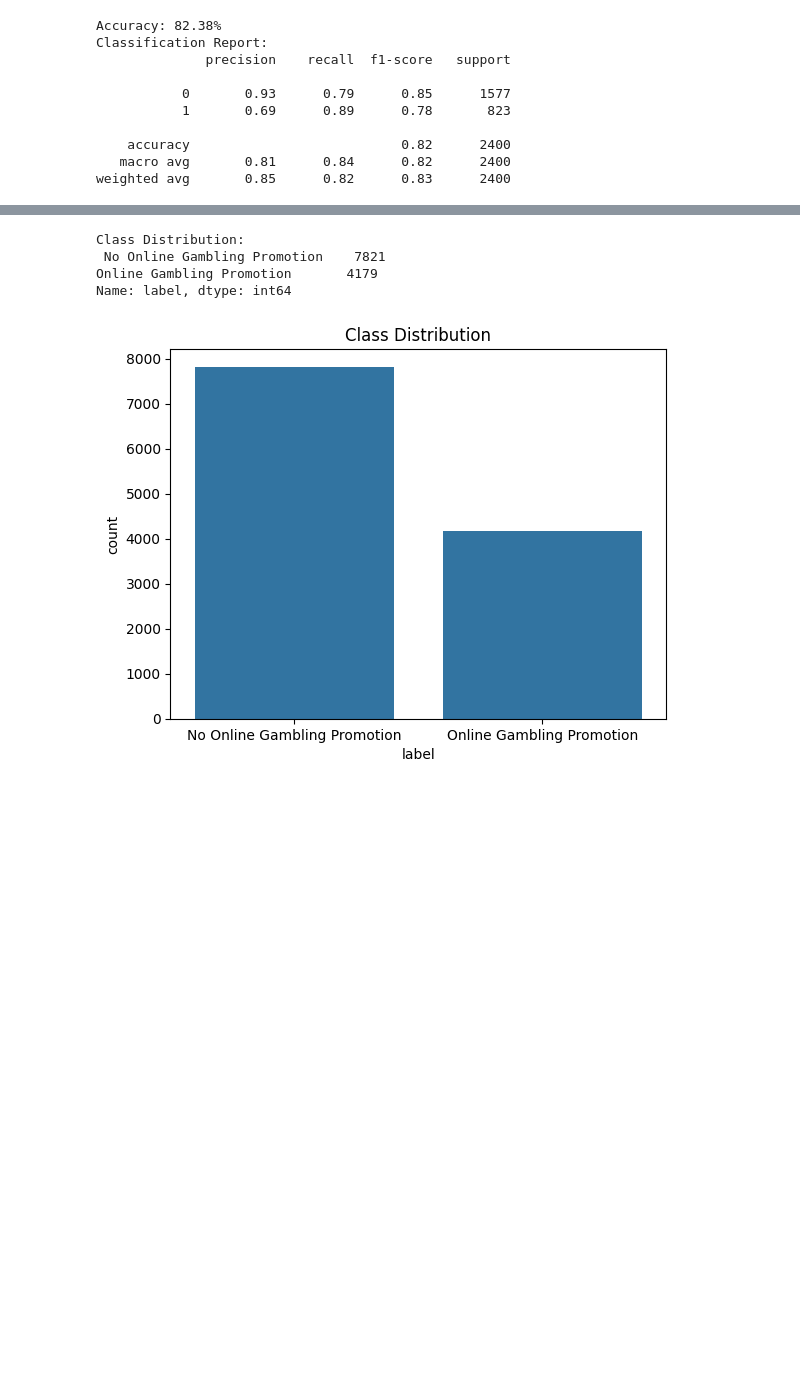
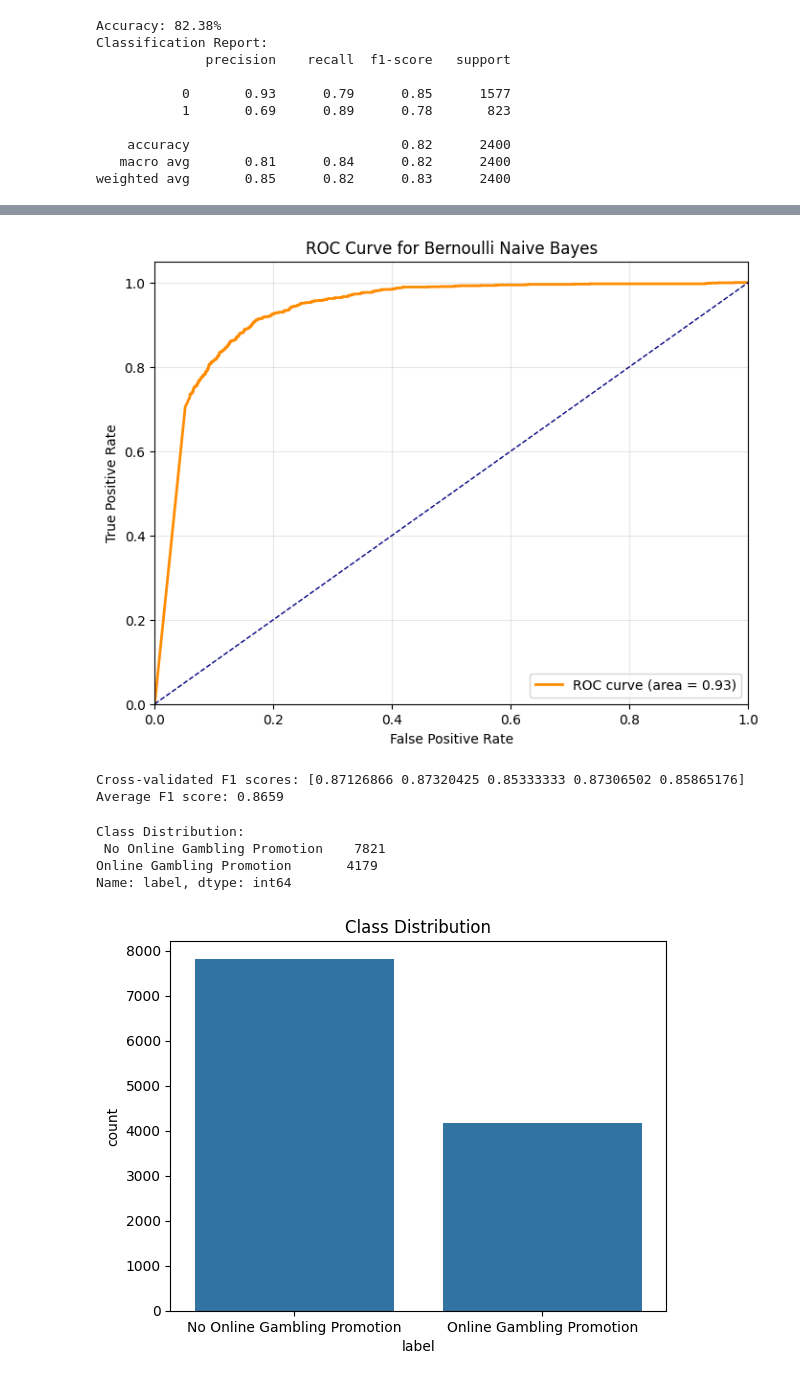
Before and after one commit to OhMyBreee/OnlineGamblingPromotionDetector, a Jupyter notebook: sample10.ipynb, the cells around one changed output, grey strips where cells are left out. Saved outputs shown, nothing was run; the diff lists cells and outputs as text; code cells hidden in the pictures; blank space fills up the shorter version.

Commit message:
added data_for_embedding.csv and model training

```diff
--- a/sample10.ipynb
+++ b/sample10.ipynb
@@ -970,6 +1022,21 @@ weighted avg       0.85      0.82      0.83      2400
 # %%
+from sklearn.naive_bayes import BernoulliNB
 nb_model = BernoulliNB()
+df = pd.read_csv("comments_with_indobert_embeddings.csv", sep=';')
 
+# Convert string embeddings back to list
+df['comment_embedding'] = df['comment_embedding'].apply(ast.literal_eval)
+
+# Create feature matrix (X) and label vector (y)
+X = np.array(df['comment_embedding'].to_list())
+y = df['label'].map({'No Online Gambling Promotion': 0, 'Online Gambling Promotion': 1}).values
+
+# Apply Random Over Sampling
+ros = RandomOverSampler(random_state=42)
+X_resampled, y_resampled = ros.fit_resample(X, y)
+
+# Train-test split
+X_train, X_test, y_train, y_test = train_test_split(X_resampled, y_resampled, test_size=0.2, random_state=42)
 # Fit the model
 nb_model.fit(X_train, y_train)
 
@@ -1003,3 +1080,53 @@ reduced_embeddings = pca.fit_transform(comment_embeddings_df)
+# %%
+import matplotlib.pyplot as plt
+from sklearn.metrics import roc_curve, auc
+
+# nb_model is your trained BernoulliNB model
+# X_test, y_test are your test features and labels
+
+# Predict the probabilities for the positive class
+y_probs = nb_model.predict_proba(X_test)[:, 1]
+
+# Compute ROC curve and ROC area
+fpr, tpr, thresholds = roc_curve(y_test, y_probs)
+roc_auc = auc(fpr, tpr)
+
+# Plot ROC curve
+plt.figure(figsize=(8,6))
+plt.plot(fpr, tpr, color='darkorange', lw=2, label=f'ROC curve (area = {roc_auc:.2f})')
+plt.plot([0, 1], [0, 1], color='navy', lw=1, linestyle='--')
+plt.xlim([0.0, 1.0])
+plt.ylim([0.0, 1.05])
+plt.xlabel('False Positive Rate')
+plt.ylabel('True Positive Rate')
+plt.title('ROC Curve for Bernoulli Naive Bayes')
+plt.legend(loc="lower right")
+plt.grid(alpha=0.3)
+plt.show()
+# %% [output]
+[figure, added]
+# %%
+from sklearn.model_selection import StratifiedKFold, cross_val_score
+from sklearn.naive_bayes import GaussianNB
+from sklearn.metrics import make_scorer, f1_score
+
+# Define model
+model = BernoulliNB()
+
+# Use F1 score for evaluation
+f1 = make_scorer(f1_score)
+
+# Create stratified folds to preserve label distribution
+skf = StratifiedKFold(n_splits=5, shuffle=True, random_state=42)
+
+# Evaluate using cross-validation
+scores = cross_val_score(model, X_resampled, y_resampled, cv=skf, scoring=f1)
+
+print(f"Cross-validated F1 scores: {scores}")
+print(f"Average F1 score: {scores.mean():.4f}")
+# %% [output]
+Cross-validated F1 scores: [0.87126866 0.87320425 0.85333333 0.87306502 0.85865176]
+Average F1 score: 0.8659
 # %%
 combined_processed = pd.read_csv("data_for_embedding.csv", sep=';')
 class_distribution = combined_processed['label'].value_counts()
```
Also changed, not shown: parts of 10 cells of this notebook.
